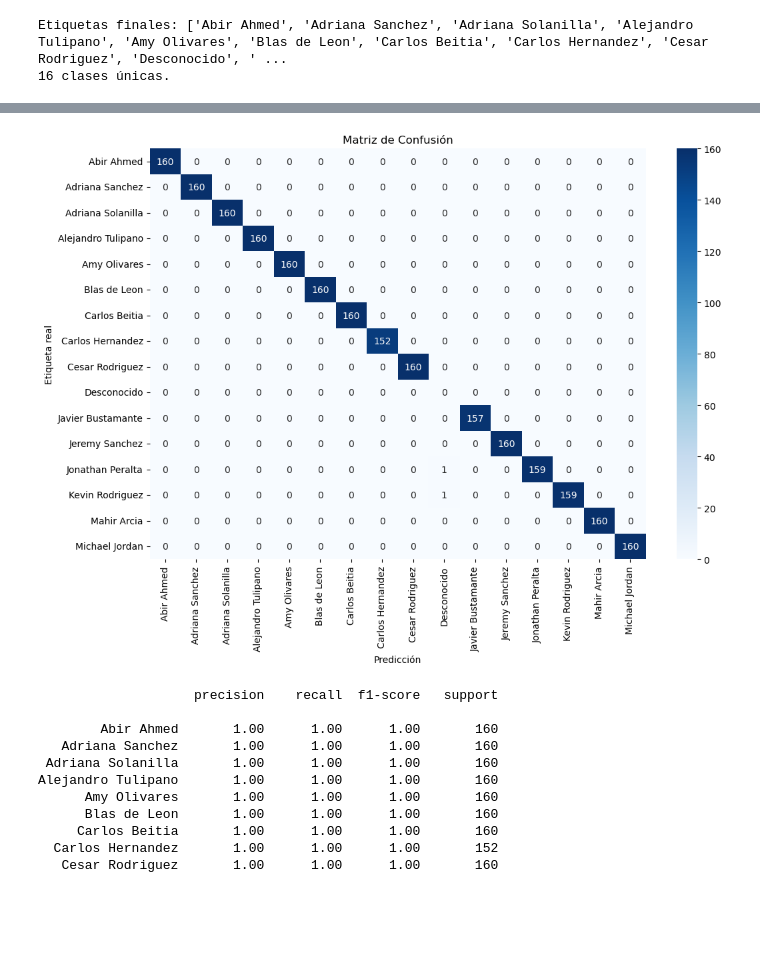
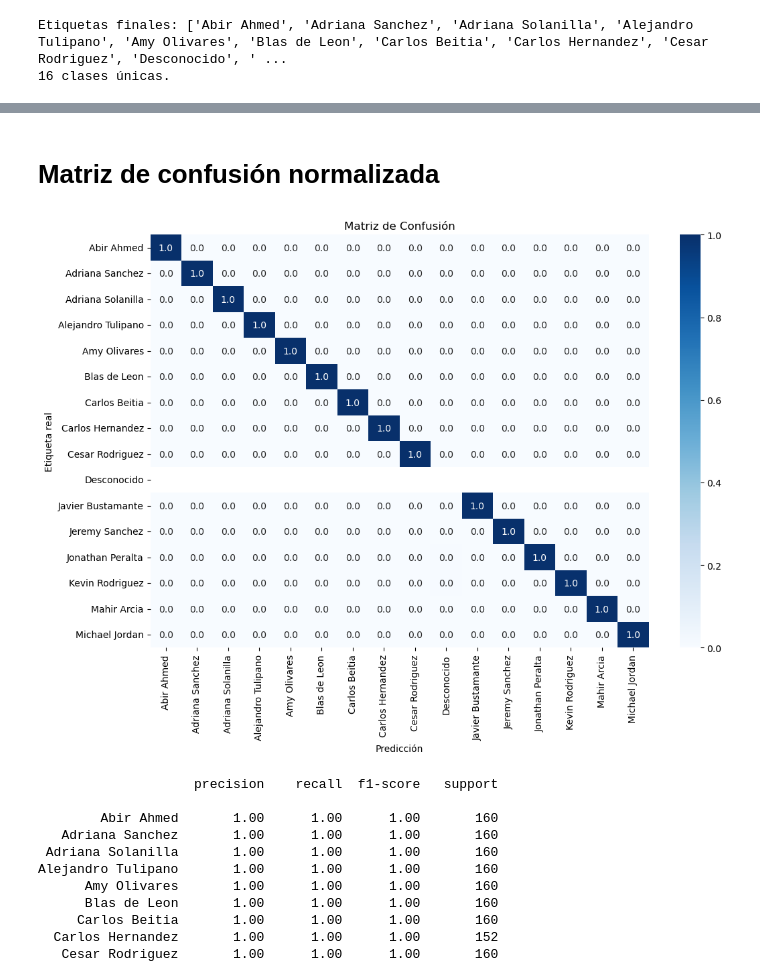
Before and after one commit to rofer0324/Reconocimiento-Facial, a Jupyter notebook: notebooks/Evaluacion_Arcface.ipynb, the cells around one changed output, grey strips where cells are left out. Drawn from its saved outputs; the diff is of its cells as text; code cells hidden in the pictures; blank space fills up the shorter version.

```diff
--- a/notebooks/Evaluacion_Arcface.ipynb
+++ b/notebooks/Evaluacion_Arcface.ipynb
@@ -58,6 +58,24 @@ def get_embedding(tensor_img):
     return emb.squeeze(0).cpu().numpy()
 
 def recognize_face(embedding, threshold=0.91):
+    """
+    Compara un embedding facial con una base de datos de embeddings conocidos para identificar el rostro.
+
+    Parámetros:
+    ----------
+    embedding : numpy.ndarray
+        Vector de características (embedding) normalizado que representa la imagen del rostro que se quiere reconocer.
+    threshold : float, opcional
+        Umbral mínimo de similitud (producto punto) para aceptar una coincidencia como válida.
+        Si la similitud máxima es menor a este valor, se considera que el rostro es desconocido.
+
+    Retorno:
+    -------
+    str
+        El nombre de la persona reconocida si la similitud supera el umbral.
+        Si no hay ninguna coincidencia suficientemente similar, retorna "Desconocido".
+    """
+
     best_match = None
     best_score = -1
     for name, ref_emb in reference_db.items():
@@ -94,14 +125,17 @@ Etiquetas finales: ['Abir Ahmed', 'Adriana Sanchez', 'Adriana Solanilla', 'Aleja
+# %% [markdown]
+# Matriz de confusión normalizada
 # %%
 cm = confusion_matrix(y_true, y_pred, labels=all_classes)
+cm_normalized = cm.astype(np.float64) / cm.sum(axis=1, keepdims=True)
 
 plt.figure(figsize=(12,8))
-sns.heatmap(cm, annot=True, fmt="d", cmap="Blues", xticklabels=all_classes, yticklabels=all_classes)
+sns.heatmap(cm_normalized, annot=True, fmt=".1f", cmap="Blues", xticklabels=all_classes, yticklabels=all_classes)
 plt.xlabel("Predicción")
 plt.ylabel("Etiqueta real")
 plt.title("Matriz de Confusión")
 plt.show()
 # %% [output]
-[figure, old version]
+[figure, new version]
 # %%
 report = classification_report(y_true, y_pred, labels=all_classes, zero_division=0)
 print(report)
```
Also changed, not shown: parts of 3 cells of this notebook, 2 other files.
